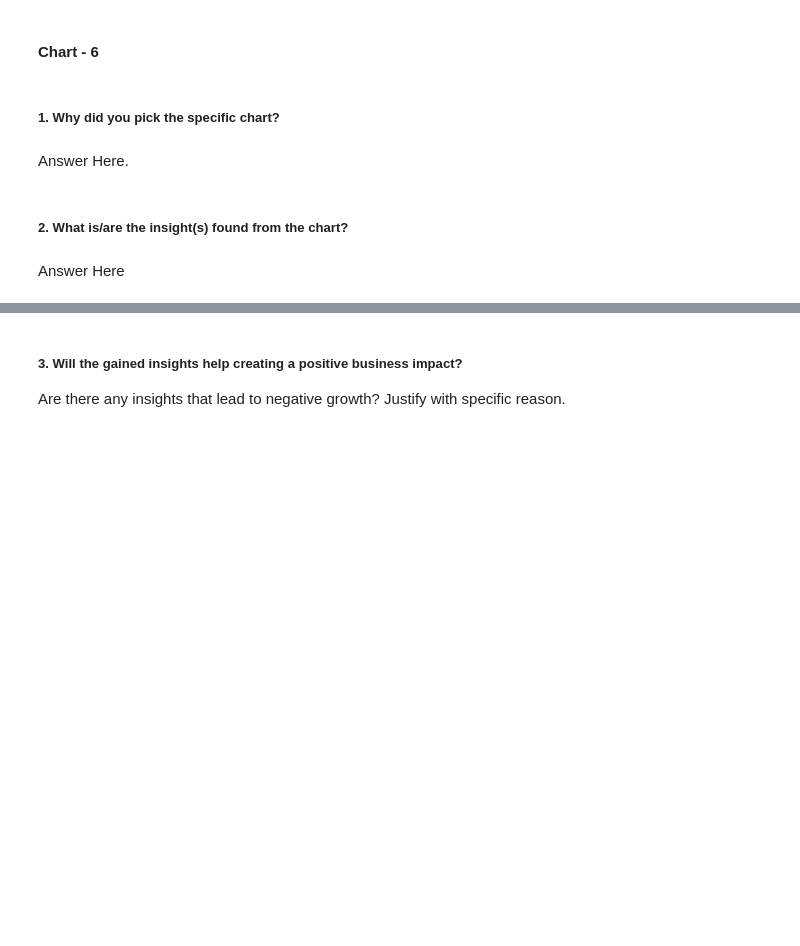
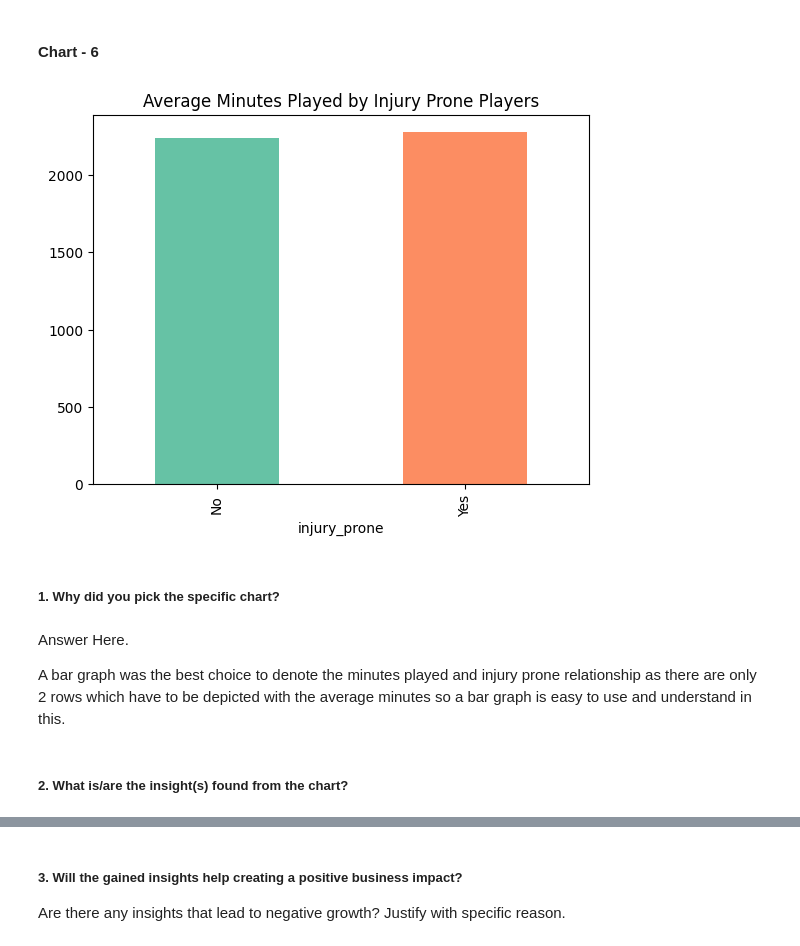
Before and after one commit to kushtagra7/fifa_transfermarket_analysis, a Jupyter notebook: Fifa_TransferMarket_EDA_Project.ipynb, the cells around one changed output, grey strips where cells are left out. Drawn from its saved outputs; the diff is of its cells as text; code cells hidden in the pictures; blank space fills up the shorter version.

```diff
--- a/Fifa_TransferMarket_EDA_Project.ipynb
+++ b/Fifa_TransferMarket_EDA_Project.ipynb
@@ -362,8 +372,17 @@ The graph shows that the higher rated players sometimes get more minutes but its
+# %%
+# Chart - 6 visualization code
+avg_minutes=df.groupby('injury_prone')['minutes_played'].mean()
+avg_minutes.plot(kind='bar', color=sns.color_palette('Set2'))
+plt.title('Average Minutes Played by Injury Prone Players')
+plt.xlabel=('Injury Prone')
+plt.ylabel=('Average Minutes Played')
+# %% [output]
+[figure, added]
 # %% [markdown]
 ##### 1. Why did you pick the specific chart?
-# %% [markdown]
-Answer Here.
+# %% [markdown]
+Answer Here.
+
+A bar graph was the best choice to denote the minutes played and injury prone relationship as there are only 2 rows which have to be depicted with the average minutes so a bar graph is easy to use and understand in this.
 # %% [markdown]
 ##### 2. What is/are the insight(s) found from the chart?
-# %% [markdown]
-Answer Here
```
Also changed, not shown: parts of 24 cells of this notebook.
